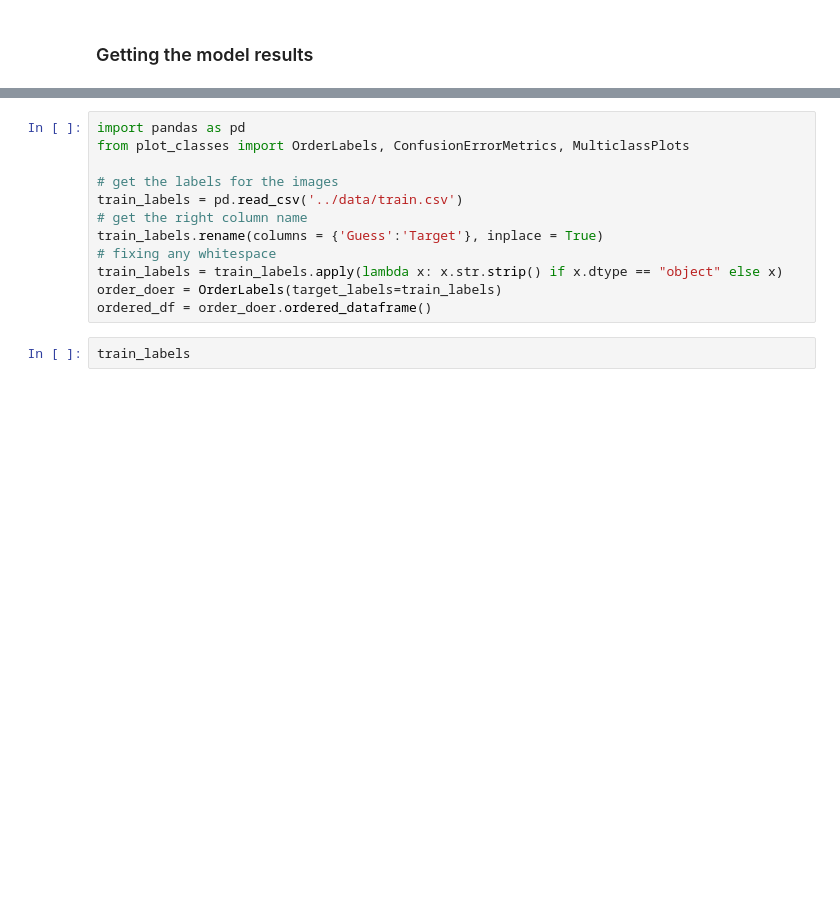
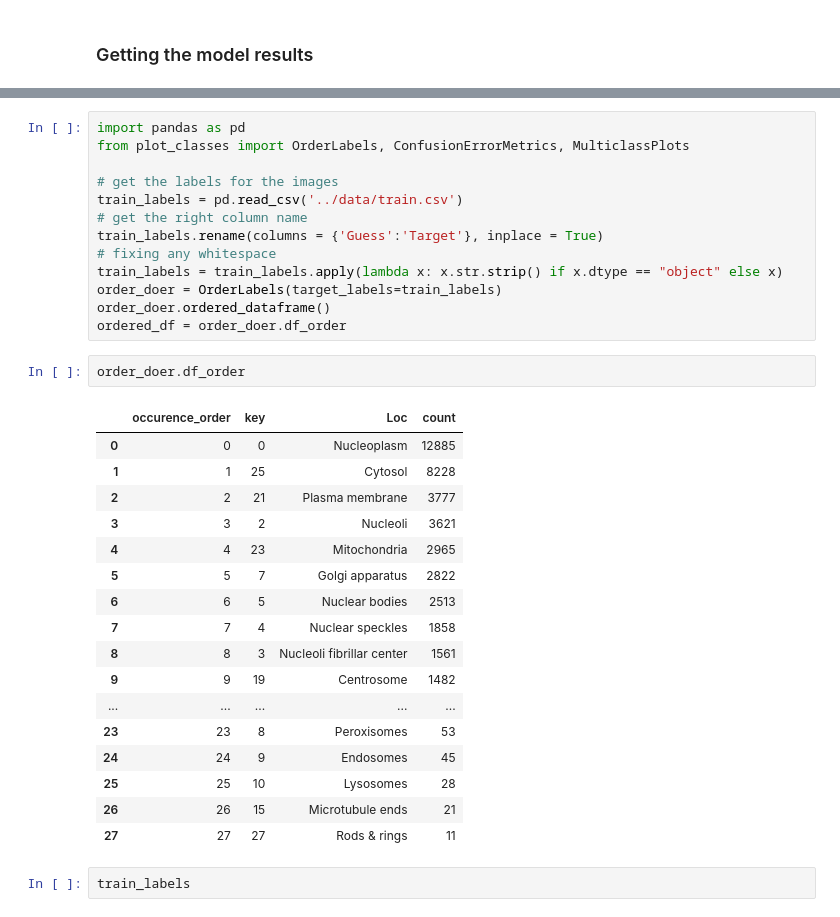
Before and after one commit to reneebrecht/human-protein-atlas-image-classification, a Jupyter notebook: notebooks/4_Plotting_final_f1_scores.ipynb, the cells around one changed output, grey strips where cells are left out. Drawn from its saved outputs; the diff is of its cells as text; blank space fills up the shorter version.

```diff
--- a/notebooks/4_Plotting_final_f1_scores.ipynb
+++ b/notebooks/4_Plotting_final_f1_scores.ipynb
@@ -60,7 +56,28 @@ train_labels.rename(columns = {'Guess':'Target'}, inplace = True)
 # fixing any whitespace
 train_labels = train_labels.apply(lambda x: x.str.strip() if x.dtype == "object" else x)
 order_doer = OrderLabels(target_labels=train_labels)
-ordered_df = order_doer.ordered_dataframe()
+order_doer.ordered_dataframe()
+ordered_df = order_doer.df_order
+# %%
+order_doer.df_order
+# %% [output]
+|  | occurence_order | key | Loc | count |
+| 0 | 0 | 0 | Nucleoplasm | 12885 |
+| 1 | 1 | 25 | Cytosol | 8228 |
+| 2 | 2 | 21 | Plasma membrane | 3777 |
+| 3 | 3 | 2 | Nucleoli | 3621 |
+| 4 | 4 | 23 | Mitochondria | 2965 |
+| 5 | 5 | 7 | Golgi apparatus | 2822 |
+| 6 | 6 | 5 | Nuclear bodies | 2513 |
+| 7 | 7 | 4 | Nuclear speckles | 1858 |
+| 8 | 8 | 3 | Nucleoli fibrillar center | 1561 |
+| 9 | 9 | 19 | Centrosome | 1482 |
+| ... | ... | ... | ... | ... |
+| 23 | 23 | 8 | Peroxisomes | 53 |
+| 24 | 24 | 9 | Endosomes | 45 |
+| 25 | 25 | 10 | Lysosomes | 28 |
+| 26 | 26 | 15 | Microtubule ends | 21 |
+| 27 | 27 | 27 | Rods & rings | 11 |
 # %%
 train_labels
 # %% [output]
```
Also changed, not shown: parts of 6 cells of this notebook, 5 other files.
